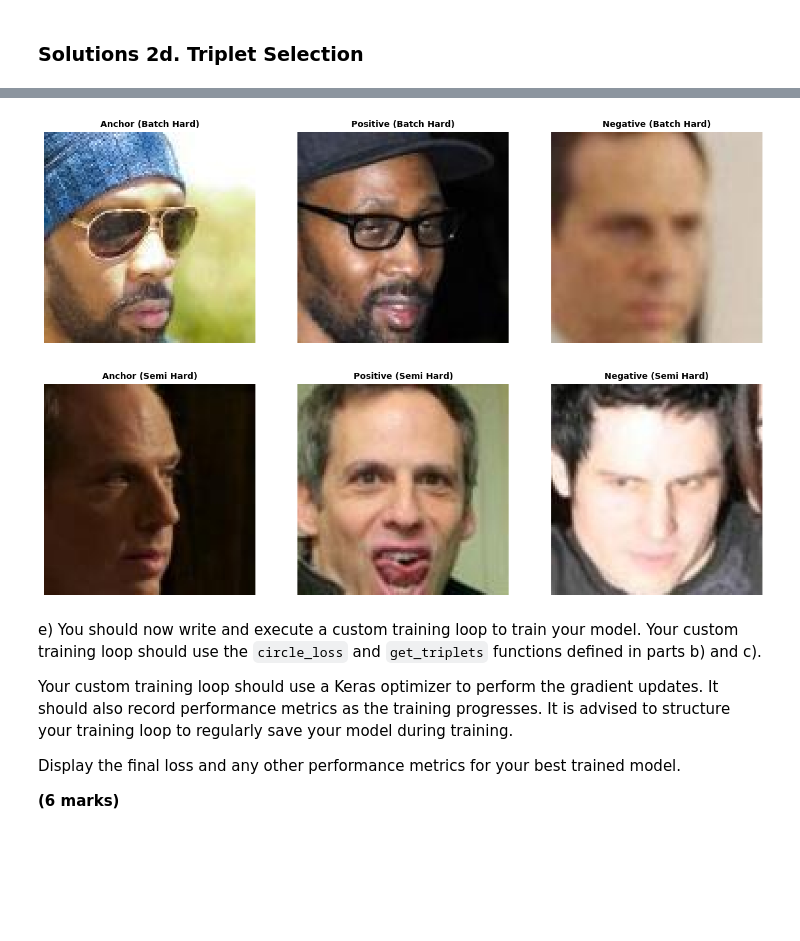
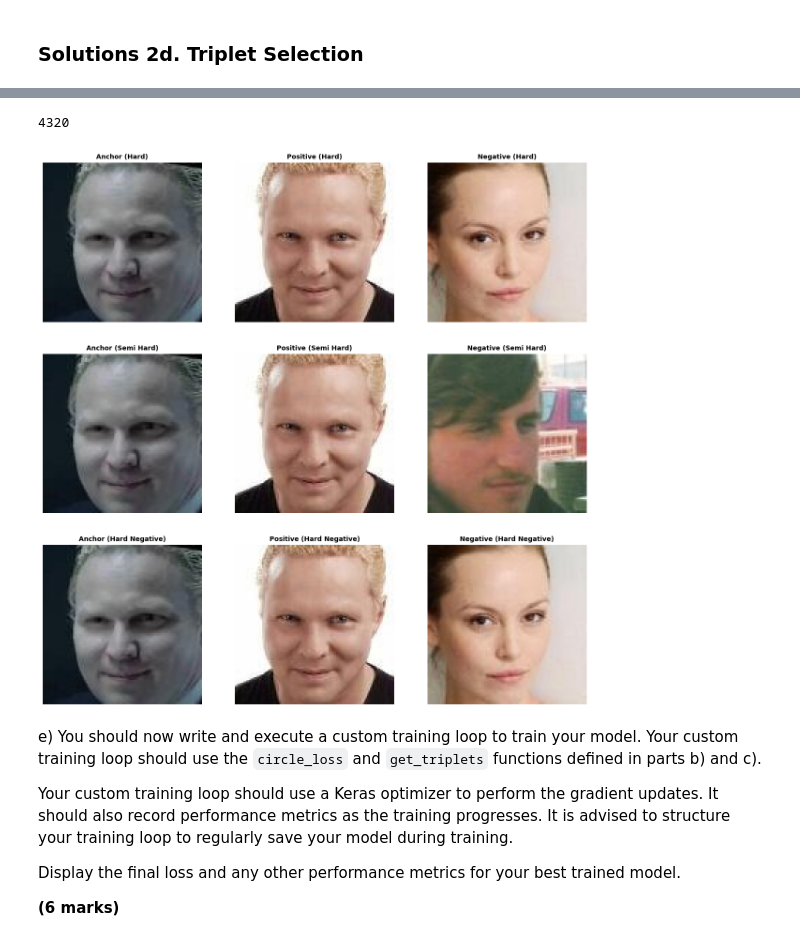
Before and after one commit to ariana-ch/cw1, a Jupyter notebook: CW1/assessment_backup.ipynb, the cells around one changed output, grey strips where cells are left out. Cells and saved outputs as stored; diff of their text form; code cells hidden in the pictures; blank space fills up the shorter version.

```diff
--- a/CW1/assessment_backup.ipynb
+++ b/CW1/assessment_backup.ipynb
@@ -1091,12 +1242,31 @@ batch = next(iter(get_dataloader(shuffle=True, augment=True, no_people=10)))
 # %%
+batch = next(iter(get_dataloader(no_people=10, no_photos=4)))
 labels, images = batch
-X = model(batch[1])
+model = EfficientNet((112, 112, 3), 128)
+X = model(images)
 # %%
-X
+hard_sample = get_triplets(batch, model, method='batch_hard')[0]
+semi_hard_sample = get_triplets(batch, model, method='semi_hard')[0]
+hard_negative_sample = get_triplets(batch, model, method='hard_negative')[0]
+# expected 40 * 3 * (40 - 4) = 4320
+print(len(get_triplets(batch, model, 'batch_all')))
 # %% [output]
-[figure, removed]
+4320
 # %%
-cosine_sim = keras.losses.cosine_similarity(X, X, axis=0).shape
-cosine_sim
+to_plot = (images[hard_sample, ...], images[semi_hard_sample, ...], images[hard_negative_sample, ...])
+labels = ['Hard', 'Semi Hard', 'Hard Negative']
+version = ['Anchor', 'Positive', 'Negative']
+# Visualise the sharpened image
+fig, axes = plt.subplots(3, 3, figsize=(15, 15))
+for i in range(3):
+    current_set = to_plot[i]
+    for j in range(3):
+        axes[i, j].imshow(current_set[j, ...].detach().numpy())
+        axes[i, j].axis('off')
+        axes[i, j].get_xaxis().set_visible(False)
+        axes[i, j].get_yaxis().set_visible(False)
+        axes[i, j].set_title(f'{version[j]} ({labels[i]})', fontsize=10, color='black', weight='bold')
+
+plt.show()
 # %% [output]
-[figure, old version]
+[figure, new version]
```
Also changed, not shown: parts of 13 cells of this notebook.
